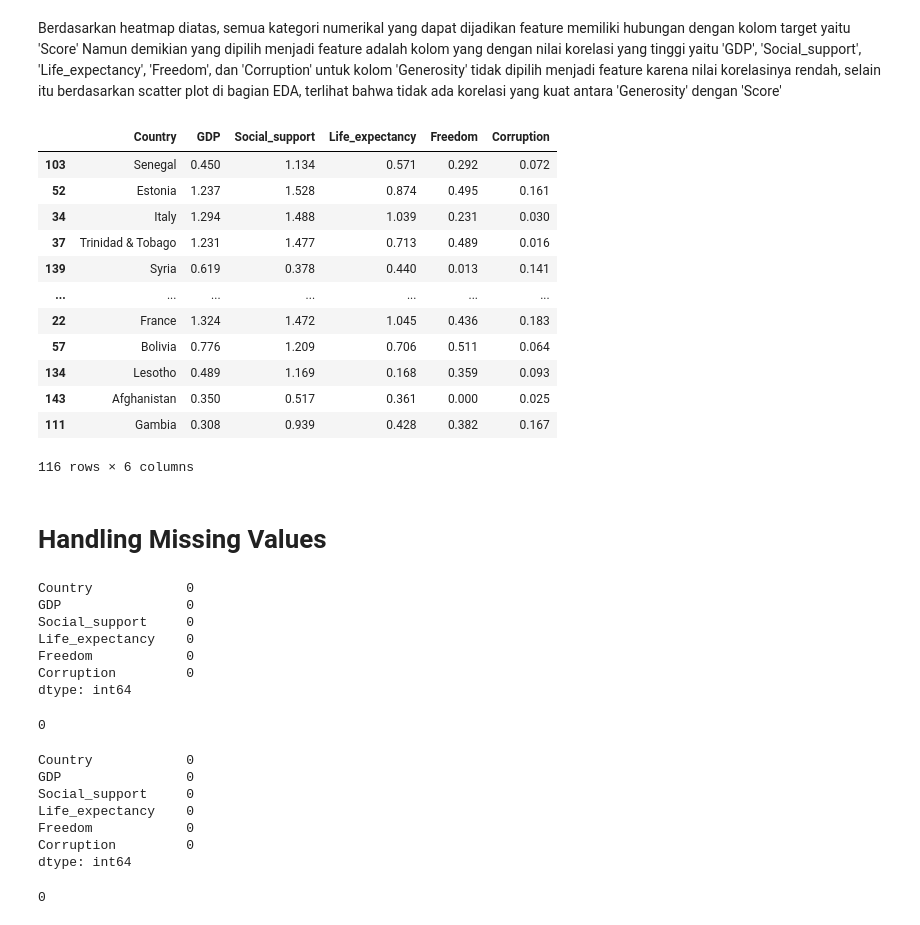
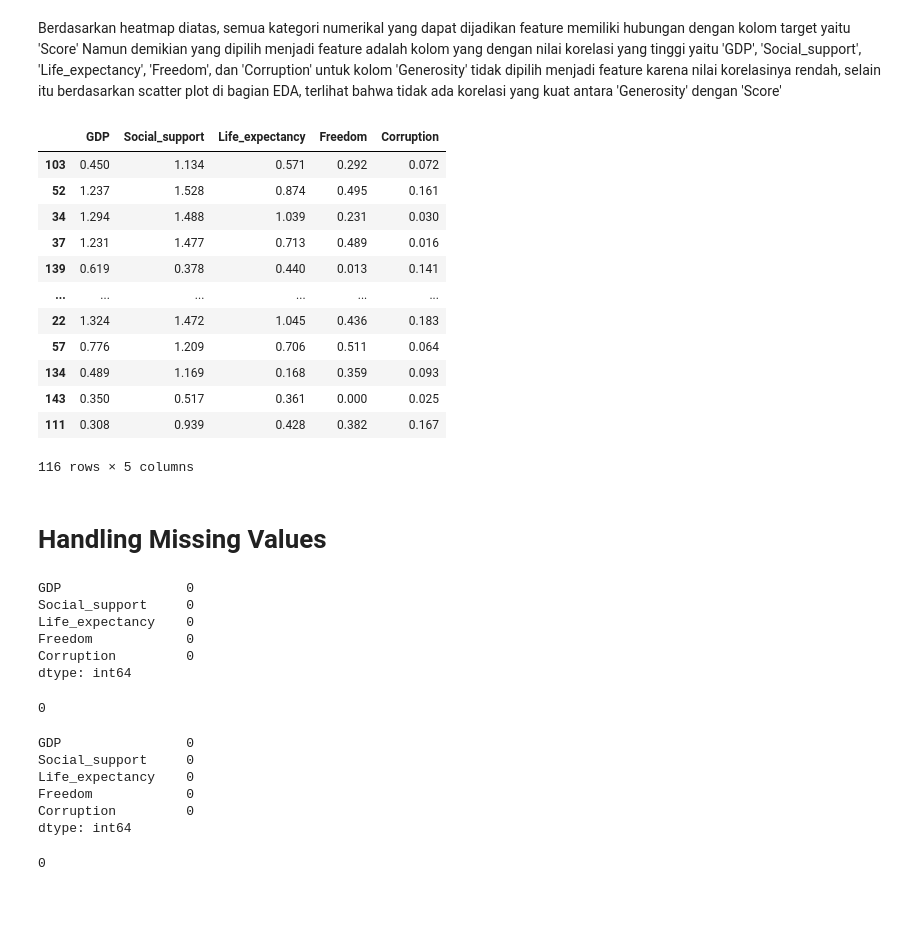
Before and after one commit to arnaztejakusuma/World-Happiness-Report, a Jupyter notebook: h8dsft_P1M1_Arnaz_Tejakusuma.ipynb, the cells around one changed output. Drawn from its saved outputs; the diff is of its cells as text; code cells hidden in the pictures.

```diff
--- a/h8dsft_P1M1_Arnaz_Tejakusuma.ipynb
+++ b/h8dsft_P1M1_Arnaz_Tejakusuma.ipynb
@@ -438,30 +423,29 @@ Berdasarkan heatmap diatas, semua kategori numerikal yang dapat dijadikan featur
 Namun demikian yang dipilih menjadi feature adalah kolom yang dengan nilai korelasi yang tinggi yaitu 'GDP', 'Social_support', 'Life_expectancy', 'Freedom', dan 'Corruption' untuk kolom 'Generosity' tidak dipilih menjadi feature karena nilai korelasinya rendah, selain itu berdasarkan scatter plot di bagian EDA, terlihat bahwa tidak ada korelasi yang kuat antara 'Generosity' dengan 'Score'
 # %%
 # Membuat variabel yang berisikan kolom-kolom yang dipilih menjadi feature
-X_train_fix = X_train[['Country', 'GDP', 'Social_support', 'Life_expectancy', 'Freedom', 'Corruption']]
-X_test_fix = X_test[['Country', 'GDP', 'Social_support', 'Life_expectancy', 'Freedom', 'Corruption']]
+X_train_fix = X_train[['GDP', 'Social_support', 'Life_expectancy', 'Freedom', 'Corruption']]
+X_test_fix = X_test[['GDP', 'Social_support', 'Life_expectancy', 'Freedom', 'Corruption']]
 X_train_fix
 # %% [output]
-|  | Country | GDP | Social_support | Life_expectancy | Freedom | Corruption |
-| 103 | Senegal | 0.450 | 1.134 | 0.571 | 0.292 | 0.072 |
-| 52 | Estonia | 1.237 | 1.528 | 0.874 | 0.495 | 0.161 |
-| 34 | Italy | 1.294 | 1.488 | 1.039 | 0.231 | 0.030 |
-| 37 | Trinidad & Tobago | 1.231 | 1.477 | 0.713 | 0.489 | 0.016 |
-| 139 | Syria | 0.619 | 0.378 | 0.440 | 0.013 | 0.141 |
-| ... | ... | ... | ... | ... | ... | ... |
-| 22 | France | 1.324 | 1.472 | 1.045 | 0.436 | 0.183 |
-| 57 | Bolivia | 0.776 | 1.209 | 0.706 | 0.511 | 0.064 |
-| 134 | Lesotho | 0.489 | 1.169 | 0.168 | 0.359 | 0.093 |
-| 143 | Afghanistan | 0.350 | 0.517 | 0.361 | 0.000 | 0.025 |
-| 111 | Gambia | 0.308 | 0.939 | 0.428 | 0.382 | 0.167 |
+|  | GDP | Social_support | Life_expectancy | Freedom | Corruption |
+| 103 | 0.450 | 1.134 | 0.571 | 0.292 | 0.072 |
+| 52 | 1.237 | 1.528 | 0.874 | 0.495 | 0.161 |
+| 34 | 1.294 | 1.488 | 1.039 | 0.231 | 0.030 |
+| 37 | 1.231 | 1.477 | 0.713 | 0.489 | 0.016 |
+| 139 | 0.619 | 0.378 | 0.440 | 0.013 | 0.141 |
+| ... | ... | ... | ... | ... | ... |
+| 22 | 1.324 | 1.472 | 1.045 | 0.436 | 0.183 |
+| 57 | 0.776 | 1.209 | 0.706 | 0.511 | 0.064 |
+| 134 | 0.489 | 1.169 | 0.168 | 0.359 | 0.093 |
+| 143 | 0.350 | 0.517 | 0.361 | 0.000 | 0.025 |
+| 111 | 0.308 | 0.939 | 0.428 | 0.382 | 0.167 |
-116 rows × 6 columns
+116 rows × 5 columns
 # %% [markdown]
 # Handling Missing Values
 # %%
 # Memeriksa missing value dalam train set
 X_train_fix.isnull().sum()
 # %% [output]
-Country            0
 GDP                0
 Social_support     0
 Life_expectancy    0
@@ -477,7 +461,6 @@ y_train.isnull().sum()
 # Memeriksa missing value dalam test set
 X_test_fix.isnull().sum()
 # %% [output]
-Country            0
 GDP                0
 Social_support     0
 Life_expectancy    0
```
Also changed, not shown: parts of 47 cells of this notebook.
